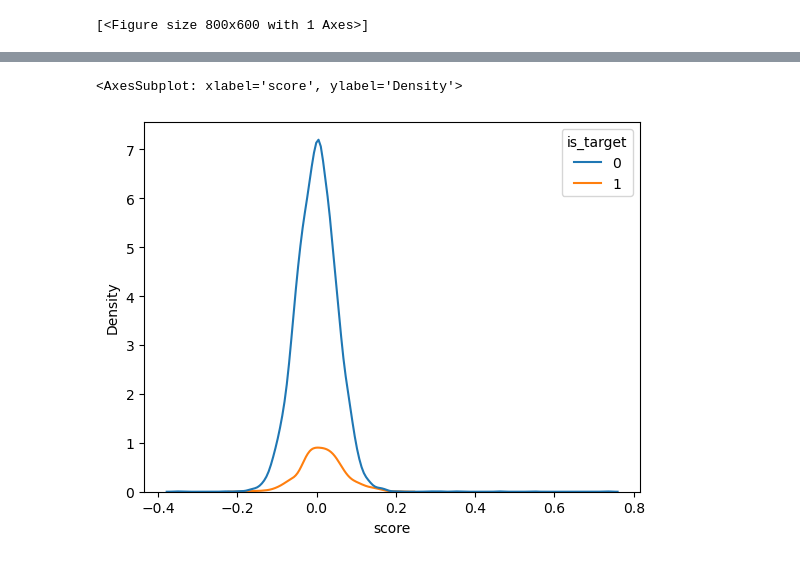
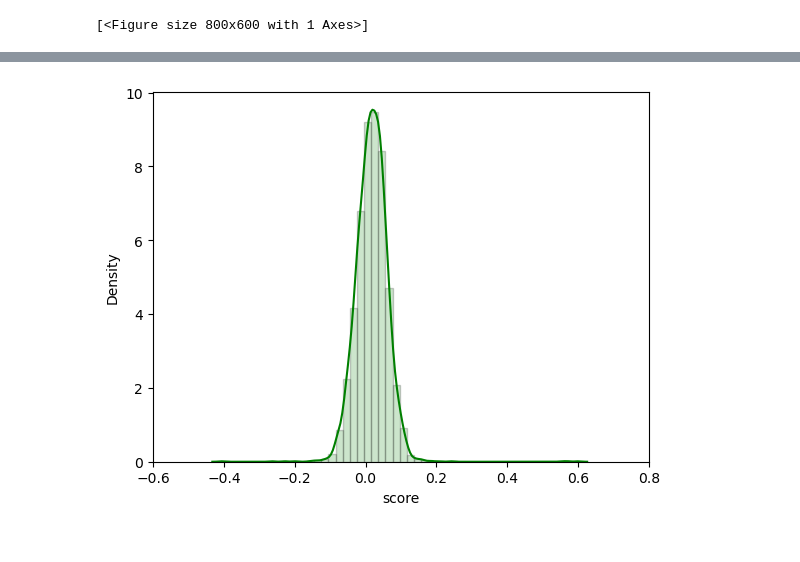
Before and after one commit to zs144/P300-BCI, a Jupyter notebook: Task4/toy_classifier/draft.ipynb, the cells around one changed output, grey strips where cells are left out. Cells and saved outputs as stored; diff of their text form; code cells hidden in the pictures.

```diff
--- a/Task4/toy_classifier/draft.ipynb
+++ b/Task4/toy_classifier/draft.ipynb
@@ -197,5 +214,12 @@ scores['is_target'] = test_response.astype('int')
-# %%
-sns.kdeplot(data=scores, x='score', hue='is_target')
-# %% [output]
-<AxesSubplot: xlabel='score', ylabel='Density'>
-[figure, removed]
+# %%
+scores = pd.DataFrame(clf.test(train_features), columns=['score'])
+scores['is_target'] = train_response.astype('int')
+# %%
+sns.kdeplot(data=scores.loc[scores['is_target'] == 1], x='score',
+            color='green', label='target')
+plt.hist(scores.loc[scores['is_target'] == 1]['score'], bins=50, density=True,
+         alpha=0.2, color='green', edgecolor='black')
+plt.xlim(-0.6, 0.8)
+plt.show()
+# %% [output]
+[figure, added]
```
Also changed, not shown: parts of 16 cells of this notebook, 11 other files.
